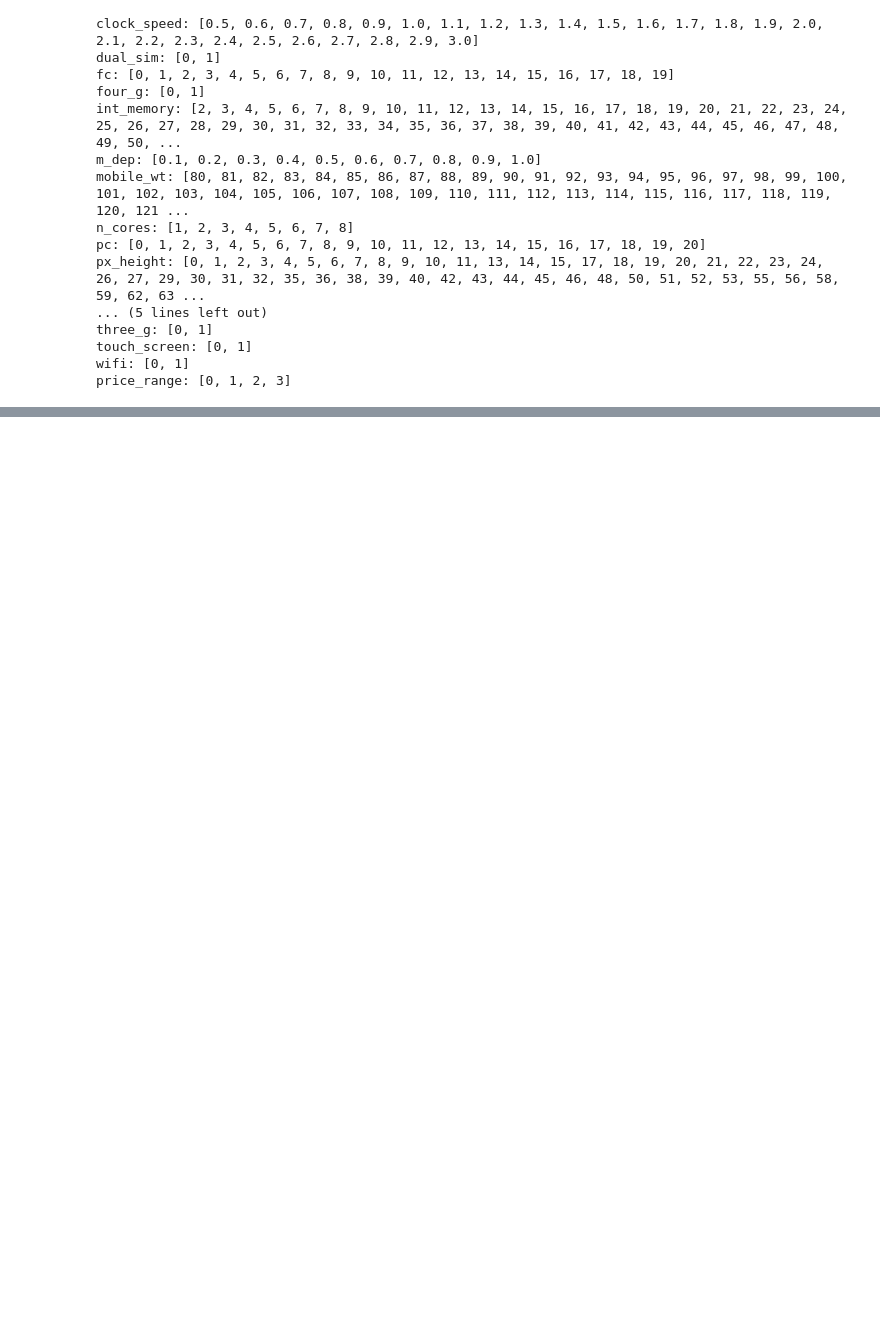
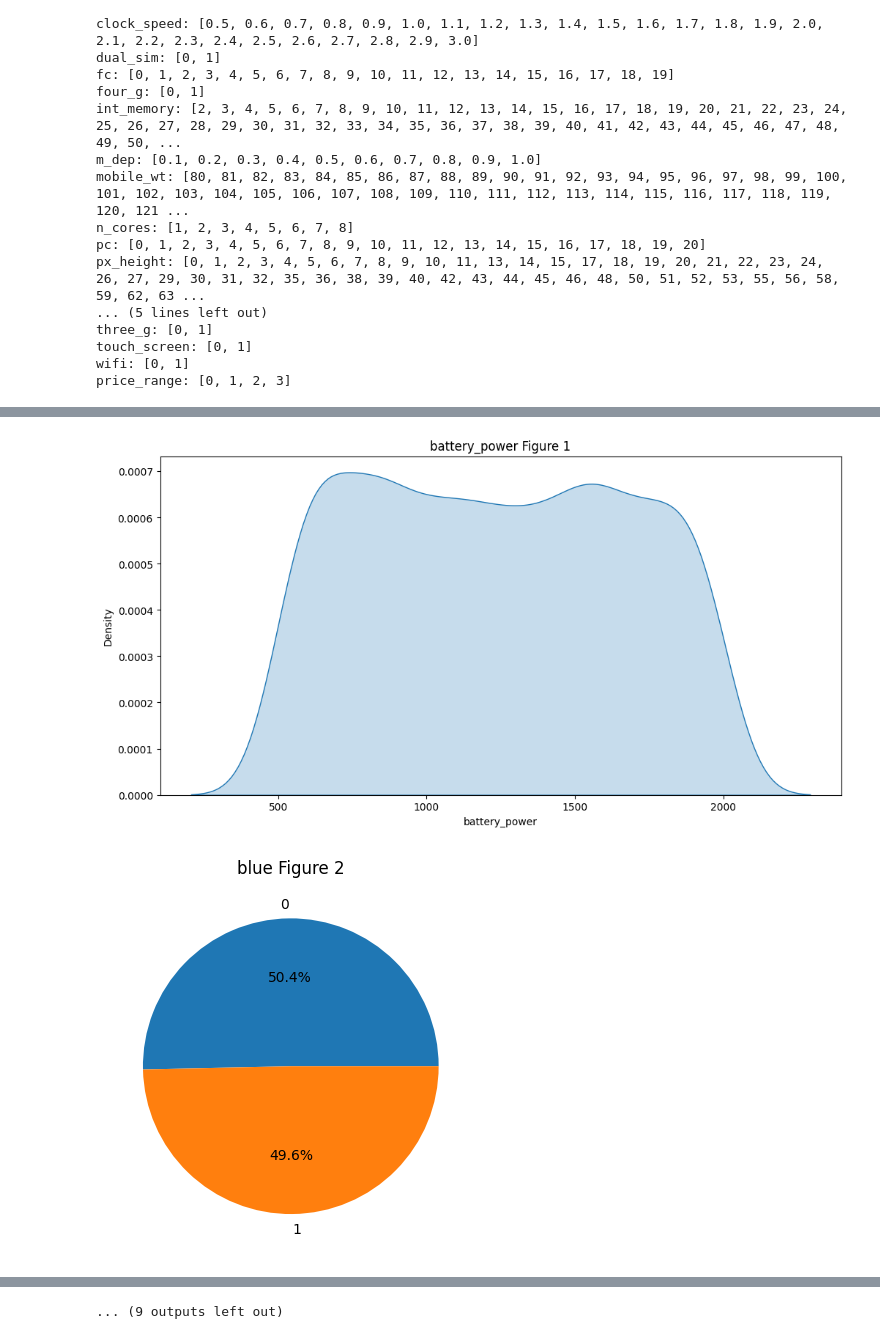
Before and after one commit to Thanaphol47825/CPE232_Project_DataModel, a Jupyter notebook: project.ipynb, the cells around one changed output, grey strips where cells are left out. Drawn from its saved outputs; the diff is of its cells as text; code cells hidden in the pictures; blank space fills up the shorter version.

```diff
--- a/project.ipynb
+++ b/project.ipynb
@@ -187,0 +198,4 @@ price_range: [0, 1, 2, 3]
+# %%
+df_train = df_train.drop(df_train[df_train['px_height'] <= 0].index)
+df_train = df_train.drop(df_train[df_train['sc_w'] <= 0].index)
+df_train
@@ -187,0 +216,16 @@ price_range: [0, 1, 2, 3]
+# %%
+# show data by making chart from each column by using pie chart if the column is discrete (less than 10 unique values) and histogram if the column is continuous
+plt.figure(figsize=(12,6))
+for i,col in enumerate(df_train.columns):
+    if len(df_train[col].unique()) <= 10:
+        # plot with seaborn
+        plt.pie(df_train[col].value_counts(), labels=df_train[col].unique(), autopct='%1.1f%%')
+        plt.title(f'{col} Figure {i+1}')
+        plt.show()
+    else:
+        sns.kdeplot(df_train[col], fill=True)
+        plt.title(f'{col} Figure {i+1}')
+        plt.show()
+# %% [output]
+[figure, added]
+[figure, added]
@@ -187,0 +242 @@ price_range: [0, 1, 2, 3]
+... (9 outputs left out)
```
Also changed, not shown: parts of 26 cells of this notebook, 2 other files.
